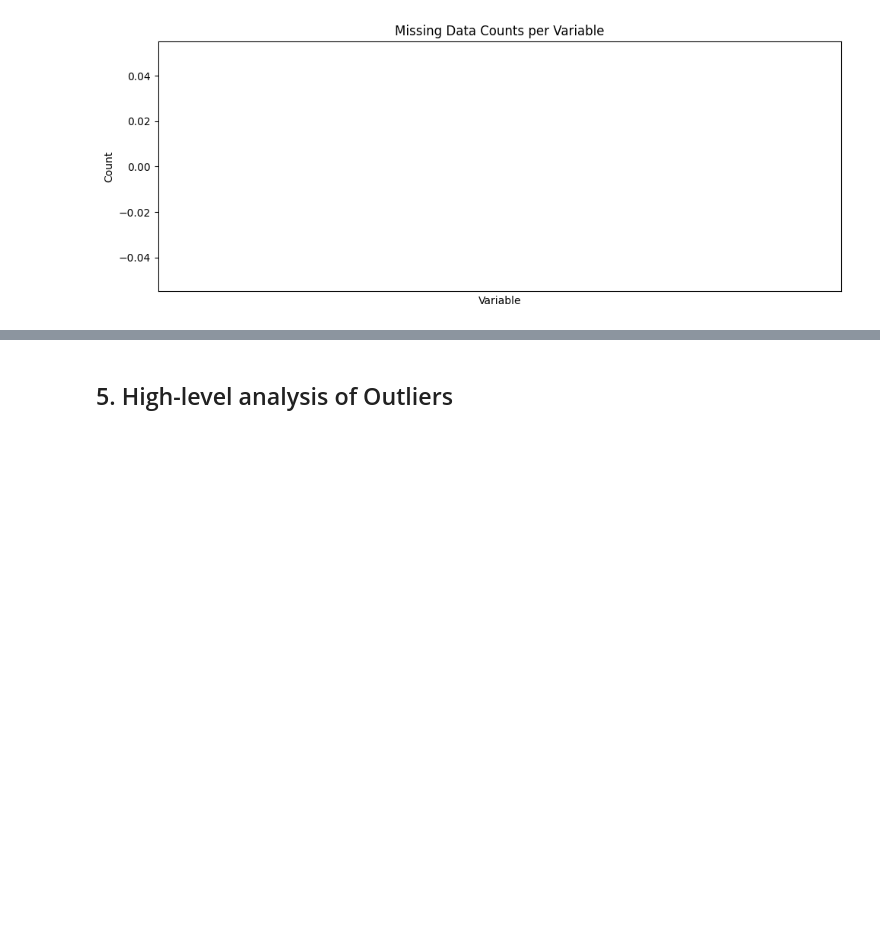
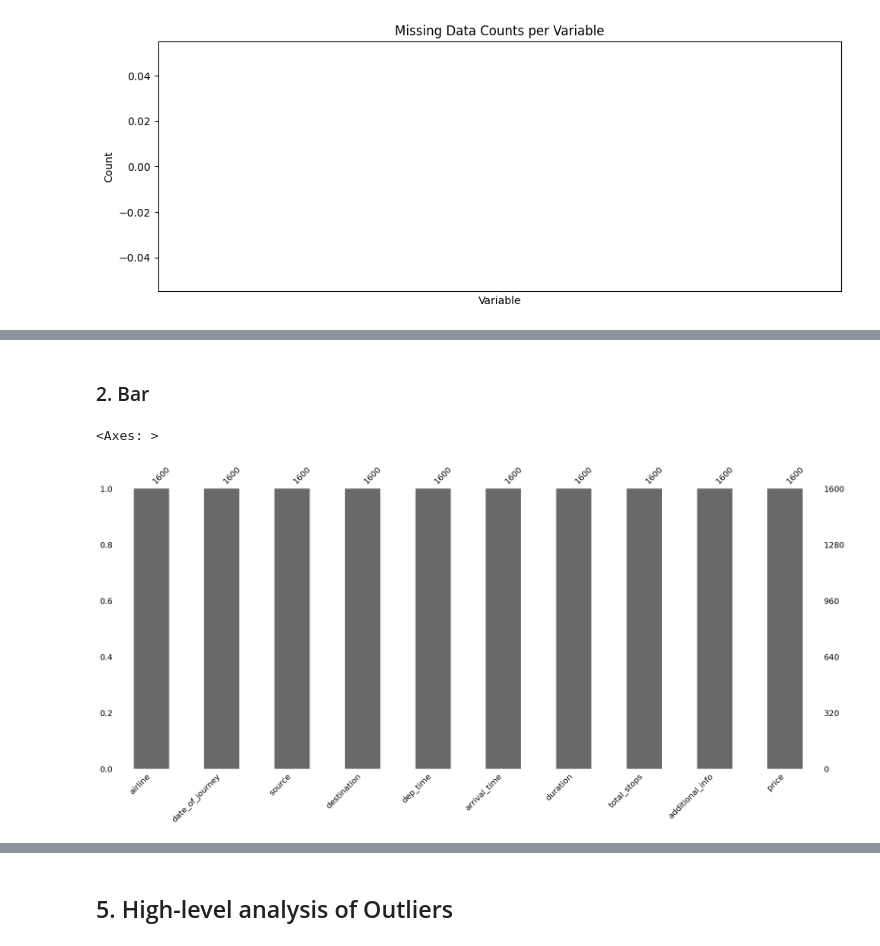
Before and after one commit to Hari7531/flights-sagemaker-project, a Jupyter notebook: notebook/eda.ipynb, the cells around one changed output, grey strips where cells are left out. Drawn from its saved outputs; the diff is of its cells as text; code cells hidden in the pictures; blank space fills up the shorter version.

```diff
--- a/notebook/eda.ipynb
+++ b/notebook/eda.ipynb
@@ -141,0 +152,7 @@ eda_helper_functions.plot_missing_info(train)
+# %% [markdown]
+### 2. Bar
+# %%
+mino.bar(train)
+# %% [output]
+<Axes: >
+[figure, added]
```
Also changed, not shown: parts of 92 cells of this notebook, 2 other files.
